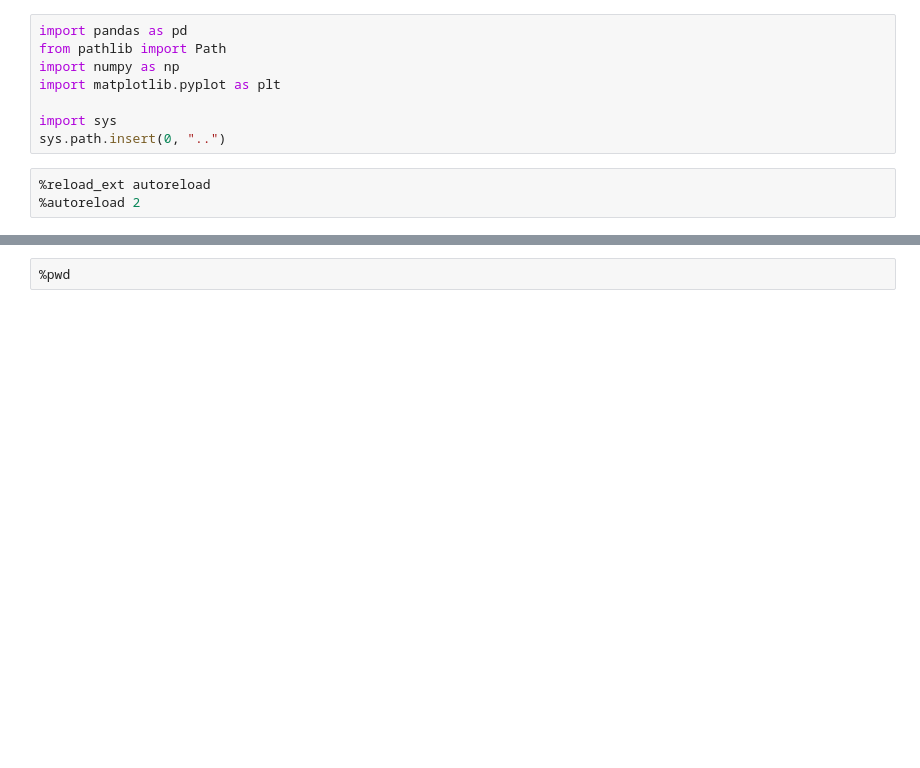
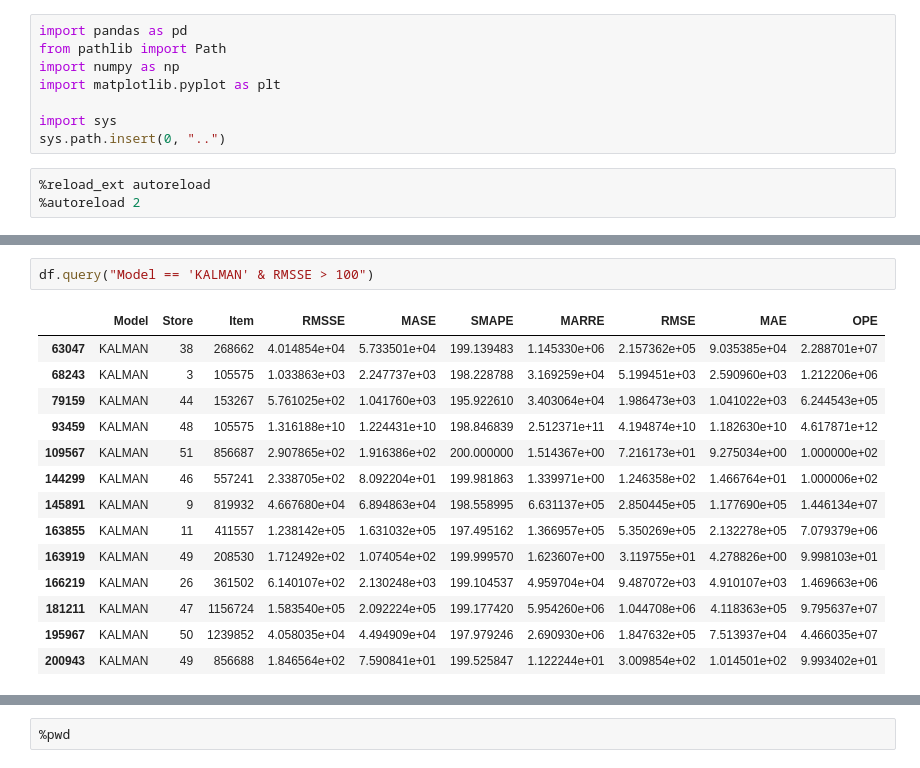
Before and after one commit to ygrepo/kaggle_favorita_grocery_sales_forecasting, a Jupyter notebook: notebook/benchmark_models.ipynb, the cells around one changed output, grey strips where cells are left out. Cells and saved outputs as stored; diff of their text form; blank space fills up the shorter version.

```diff
--- a/notebook/benchmark_models.ipynb
+++ b/notebook/benchmark_models.ipynb
@@ -23,3 +23,20 @@ df.head()
+# %%
+df.query("Model == 'KALMAN' & RMSSE > 100")
+# %% [output]
+|  | Model | Store | Item | RMSSE | MASE | SMAPE | MARRE | RMSE | MAE | OPE |
+| 63047 | KALMAN | 38 | 268662 | 4.014854e+04 | 5.733501e+04 | 199.139483 | 1.145330e+06 | 2.157362e+05 | 9.035385e+04 | 2.288701e+07 |
+| 68243 | KALMAN | 3 | 105575 | 1.033863e+03 | 2.247737e+03 | 198.228788 | 3.169259e+04 | 5.199451e+03 | 2.590960e+03 | 1.212206e+06 |
+| 79159 | KALMAN | 44 | 153267 | 5.761025e+02 | 1.041760e+03 | 195.922610 | 3.403064e+04 | 1.986473e+03 | 1.041022e+03 | 6.244543e+05 |
+| 93459 | KALMAN | 48 | 105575 | 1.316188e+10 | 1.224431e+10 | 198.846839 | 2.512371e+11 | 4.194874e+10 | 1.182630e+10 | 4.617871e+12 |
+| 109567 | KALMAN | 51 | 856687 | 2.907865e+02 | 1.916386e+02 | 200.000000 | 1.514367e+00 | 7.216173e+01 | 9.275034e+00 | 1.000000e+02 |
+| 144299 | KALMAN | 46 | 557241 | 2.338705e+02 | 8.092204e+01 | 199.981863 | 1.339971e+00 | 1.246358e+02 | 1.466764e+01 | 1.000006e+02 |
+| 145891 | KALMAN | 9 | 819932 | 4.667680e+04 | 6.894863e+04 | 198.558995 | 6.631137e+05 | 2.850445e+05 | 1.177690e+05 | 1.446134e+07 |
+| 163855 | KALMAN | 11 | 411557 | 1.238142e+05 | 1.631032e+05 | 197.495162 | 1.366957e+05 | 5.350269e+05 | 2.132278e+05 | 7.079379e+06 |
+| 163919 | KALMAN | 49 | 208530 | 1.712492e+02 | 1.074054e+02 | 199.999570 | 1.623607e+00 | 3.119755e+01 | 4.278826e+00 | 9.998103e+01 |
+| 166219 | KALMAN | 26 | 361502 | 6.140107e+02 | 2.130248e+03 | 199.104537 | 4.959704e+04 | 9.487072e+03 | 4.910107e+03 | 1.469663e+06 |
+| 181211 | KALMAN | 47 | 1156724 | 1.583540e+05 | 2.092224e+05 | 199.177420 | 5.954260e+06 | 1.044708e+06 | 4.118363e+05 | 9.795637e+07 |
+| 195967 | KALMAN | 50 | 1239852 | 4.058035e+04 | 4.494909e+04 | 197.979246 | 2.690930e+06 | 1.847632e+05 | 7.513937e+04 | 4.466035e+07 |
+| 200943 | KALMAN | 49 | 856688 | 1.846564e+02 | 7.590841e+01 | 199.525847 | 1.122244e+01 | 3.009854e+02 | 1.014501e+02 | 9.993402e+01 |
 # %%
 metrics_stats = df.groupby('Model')[['SMAPE', 'RMSSE', 'MASE']].agg(['mean', 'std']).reset_index()
 metrics_stats
```
Also changed, not shown: parts of 2 cells of this notebook, 6 other files.
